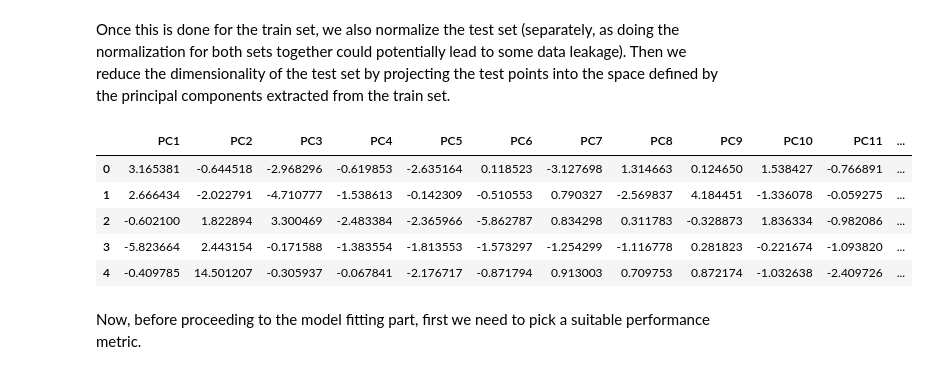
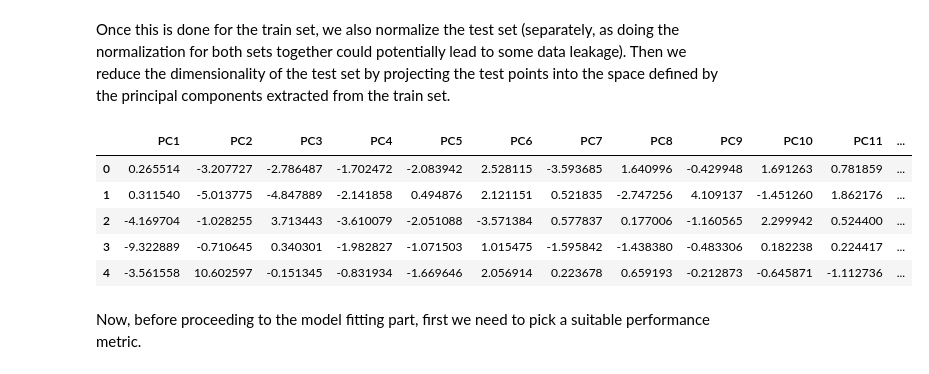
Before and after one commit to rainbowmiha/Acute-Lymphoblastic-and-Acute-Myeloid-Leukemia-Classifier, a Jupyter notebook: ALL_AML_Classification.ipynb, the cells around one changed output. Cells and saved outputs as stored; diff of their text form; code cells hidden in the pictures.

```diff
--- a/ALL_AML_Classification.ipynb
+++ b/ALL_AML_Classification.ipynb
@@ -260,29 +260,28 @@ Once this is done for the train set, we also normalize the test set (separately,
 # %%
 # Normalize test set and reduce dimensions through PCA
 
 # Normalize
 
-scaler.fit(X_test)
 X_test = scaler.transform(X_test)
 X_test = pd.DataFrame(X_test)
 X_test.columns = gene_names
 X_test.index = test_ids
 
 # PCA Transform
 X_test_pca = pca.transform(X_test)
 
 # generate the matrix with BOTH numerical and categorical features
 X_test_pca = pd.DataFrame(X_test_pca)
 X_test_pca.reset_index(drop=True, inplace=True)
 X_test_pca.columns =['PC'+str(i) for i in range(1,n_components+1)]
 X_test_pca.head()
 # %% [output]
 |  | PC1 | PC2 | PC3 | PC4 | PC5 | PC6 | PC7 | PC8 | PC9 | PC10 | PC11 | ... |
-| 0 | 3.165381 | -0.644518 | -2.968296 | -0.619853 | -2.635164 | 0.118523 | -3.127698 | 1.314663 | 0.124650 | 1.538427 | -0.766891 | ... |
-| 1 | 2.666434 | -2.022791 | -4.710777 | -1.538613 | -0.142309 | -0.510553 | 0.790327 | -2.569837 | 4.184451 | -1.336078 | -0.059275 | ... |
-| 2 | -0.602100 | 1.822894 | 3.300469 | -2.483384 | -2.365966 | -5.862787 | 0.834298 | 0.311783 | -0.328873 | 1.836334 | -0.982086 | ... |
-| 3 | -5.823664 | 2.443154 | -0.171588 | -1.383554 | -1.813553 | -1.573297 | -1.254299 | -1.116778 | 0.281823 | -0.221674 | -1.093820 | ... |
-| 4 | -0.409785 | 14.501207 | -0.305937 | -0.067841 | -2.176717 | -0.871794 | 0.913003 | 0.709753 | 0.872174 | -1.032638 | -2.409726 | ... |
+| 0 | 0.265514 | -3.207727 | -2.786487 | -1.702472 | -2.083942 | 2.528115 | -3.593685 | 1.640996 | -0.429948 | 1.691263 | 0.781859 | ... |
+| 1 | 0.311540 | -5.013775 | -4.847889 | -2.141858 | 0.494876 | 2.121151 | 0.521835 | -2.747256 | 4.109137 | -1.451260 | 1.862176 | ... |
+| 2 | -4.169704 | -1.028255 | 3.713443 | -3.610079 | -2.051088 | -3.571384 | 0.577837 | 0.177006 | -1.160565 | 2.299942 | 0.524400 | ... |
+| 3 | -9.322889 | -0.710645 | 0.340301 | -1.982827 | -1.071503 | 1.015475 | -1.595842 | -1.438380 | -0.483306 | 0.182238 | 0.224417 | ... |
+| 4 | -3.561558 | 10.602597 | -0.151345 | -0.831934 | -1.669646 | 2.056914 | 0.223678 | 0.659193 | -0.212873 | -0.645871 | -1.112736 | ... |
 # %% [markdown]
 Now, before proceeding to the model fitting part, first we need to pick a suitable performance metric.
 # %% [markdown]
```
Also changed, not shown: parts of 14 cells of this notebook.
